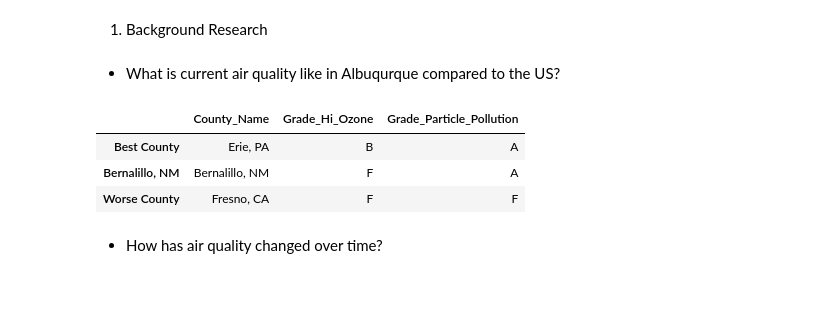
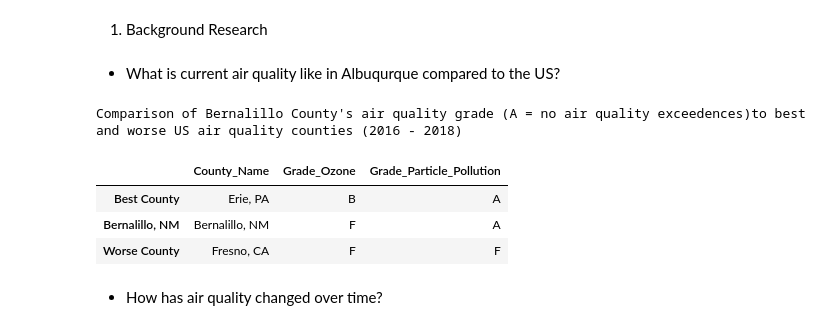
Before and after one commit to hanbo-e/wimlds_emissions, a Jupyter notebook: notebooks/eeva_tech_handover.ipynb, the cells around one changed output. Cells and saved outputs as stored; diff of their text form; code cells hidden in the pictures; blank space fills up the shorter version.

```diff
--- a/notebooks/eeva_tech_handover.ipynb
+++ b/notebooks/eeva_tech_handover.ipynb
@@ -9,16 +11,20 @@ import pandas as pd
 * What is current air quality like in Albuqurque compared to the US?
 # %%
 data = {"County_Name": ["Erie, PA", "Bernalillo, NM", "Fresno, CA"],
-       "Grade_Hi_Ozone": ["B", "F", "F"],
+       "Grade_Ozone": ["B", "F", "F"],
        "Grade_Particle_Pollution": ["A", "A", "F"]}
 df = pd.DataFrame(data, index=["Best County", "Bernalillo, NM", "Worse County"])
+print("Comparison of Bernalillo County's air quality grade (A = no air quality exceedences)\
+to best and worse US air quality counties (2016 - 2018)")
 df
 # resources:
 # State of the Air 2020, American Lung Association
+# Environmental Protection Agency, https://www.epa.gov
 # A = no days of air quality index exceedences of 100
 # F = 9 or more days of above 100 air quality index
 # %% [output]
+Comparison of Bernalillo County's air quality grade (A = no air quality exceedences)to best and worse US air quality counties (2016 - 2018)
-|  | County_Name | Grade_Hi_Ozone | Grade_Particle_Pollution |
+|  | County_Name | Grade_Ozone | Grade_Particle_Pollution |
 | Best County | Erie, PA | B | A |
 | Bernalillo, NM | Bernalillo, NM | F | A |
 | Worse County | Fresno, CA | F | F |
```
Also changed, not shown: parts of 9 cells of this notebook.
